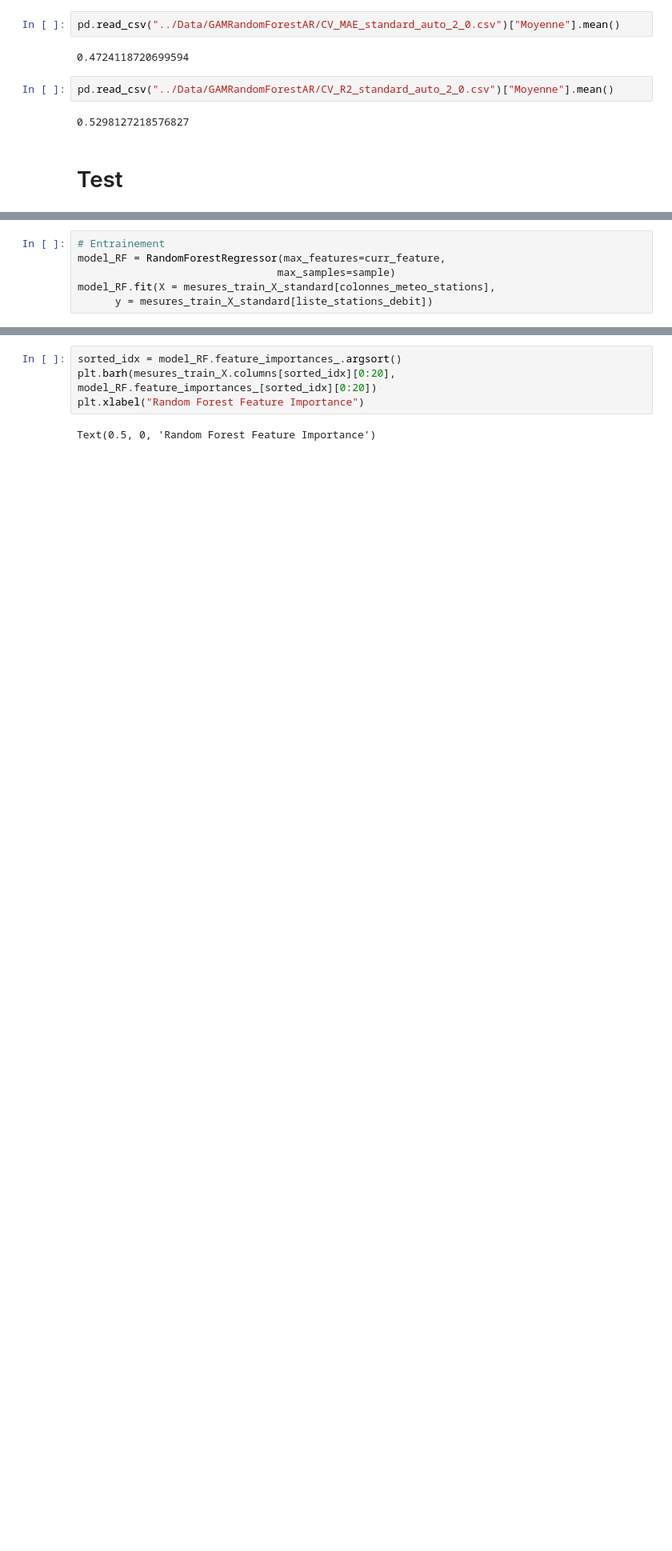
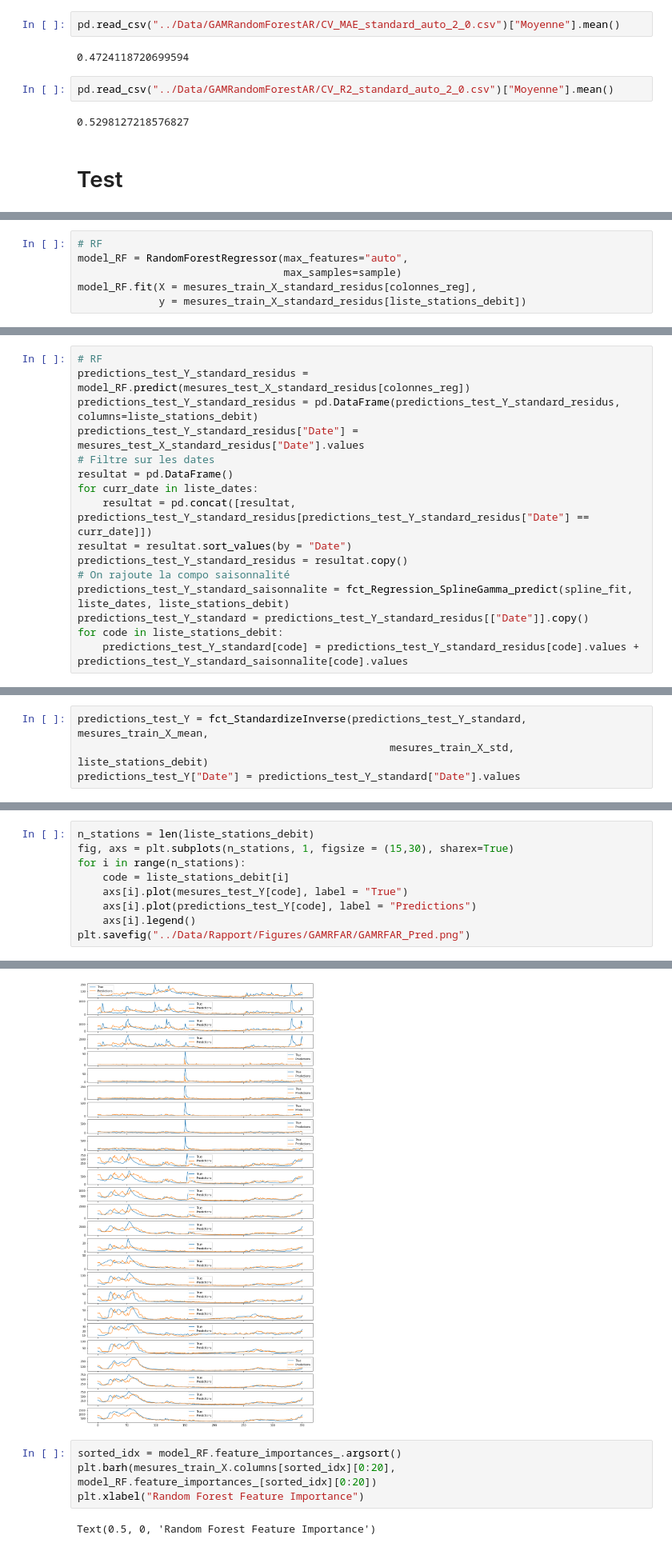
Before and after one commit to JlnZhou/ProjectML, a Jupyter notebook: Regression_GAMRandomForestAR.ipynb, the cells around one changed output, grey strips where cells are left out. Shown at 80% size. Drawn from its saved outputs; the diff is of its cells as text; blank space fills up the shorter version.

```diff
--- a/Regression_GAMRandomForestAR.ipynb
+++ b/Regression_GAMRandomForestAR.ipynb
@@ -458,0 +487,6 @@ sample = 0.8
+# %%
+# RF
+model_RF = RandomForestRegressor(max_features="auto",
+                                 max_samples=sample)
+model_RF.fit(X = mesures_train_X_standard_residus[colonnes_reg],
+             y = mesures_train_X_standard_residus[liste_stations_debit])
@@ -458,0 +514,16 @@ sample = 0.8
+# %%
+# RF
+predictions_test_Y_standard_residus = model_RF.predict(mesures_test_X_standard_residus[colonnes_reg])
+predictions_test_Y_standard_residus = pd.DataFrame(predictions_test_Y_standard_residus, columns=liste_stations_debit)
+predictions_test_Y_standard_residus["Date"] = mesures_test_X_standard_residus["Date"].values
+# Filtre sur les dates
+resultat = pd.DataFrame()
+for curr_date in liste_dates:
+    resultat = pd.concat([resultat, predictions_test_Y_standard_residus[predictions_test_Y_standard_residus["Date"] == curr_date]])
+resultat = resultat.sort_values(by = "Date")
+predictions_test_Y_standard_residus = resultat.copy()
+# On rajoute la compo saisonnalité
+predictions_test_Y_standard_saisonnalite = fct_Regression_SplineGamma_predict(spline_fit, liste_dates, liste_stations_debit)
+predictions_test_Y_standard = predictions_test_Y_standard_residus[["Date"]].copy()
+for code in liste_stations_debit:
+    predictions_test_Y_standard[code] = predictions_test_Y_standard_residus[code].values + predictions_test_Y_standard_saisonnalite[code].values
@@ -459 +571,5 @@ sample = 0.8
+# %%
+predictions_test_Y = fct_StandardizeInverse(predictions_test_Y_standard, mesures_train_X_mean,
+                                                  mesures_train_X_std, liste_stations_debit)
+predictions_test_Y["Date"] = predictions_test_Y_standard["Date"].values
 # %%
@@ -475,7 +605,10 @@ liste_dates = mesures_test_Y["Date"]
 # %%
-# Entrainement
-model_RF = RandomForestRegressor(max_features=curr_feature,
-                                max_samples=sample)
-model_RF.fit(X = mesures_train_X_standard[colonnes_meteo_stations],
-      y = mesures_train_X_standard[liste_stations_debit])
+n_stations = len(liste_stations_debit)
+fig, axs = plt.subplots(n_stations, 1, figsize = (15,30), sharex=True)
+for i in range(n_stations):
+    code = liste_stations_debit[i]
+    axs[i].plot(mesures_test_Y[code], label = "True")
+    axs[i].plot(predictions_test_Y[code], label = "Predictions")
+    axs[i].legend()
+plt.savefig("../Data/Rapport/Figures/GAMRFAR/GAMRFAR_Pred.png")
 # %% [output]
@@ -483,3 +615,4 @@ RandomForestRegressor(max_features='log2', max_samples=0.8)
+[figure, added]
 # %%
 sorted_idx = model_RF.feature_importances_.argsort()
 plt.barh(mesures_train_X.columns[sorted_idx][0:20], model_RF.feature_importances_[sorted_idx][0:20])
```
Also changed, not shown: parts of 15 cells of this notebook, 1 other file.
